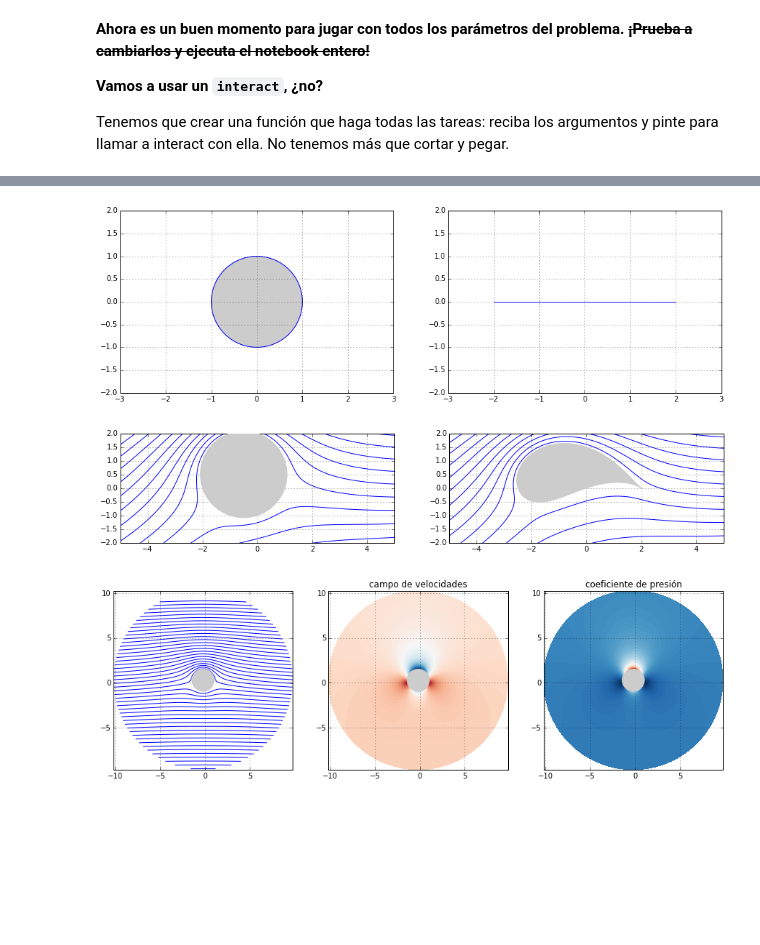
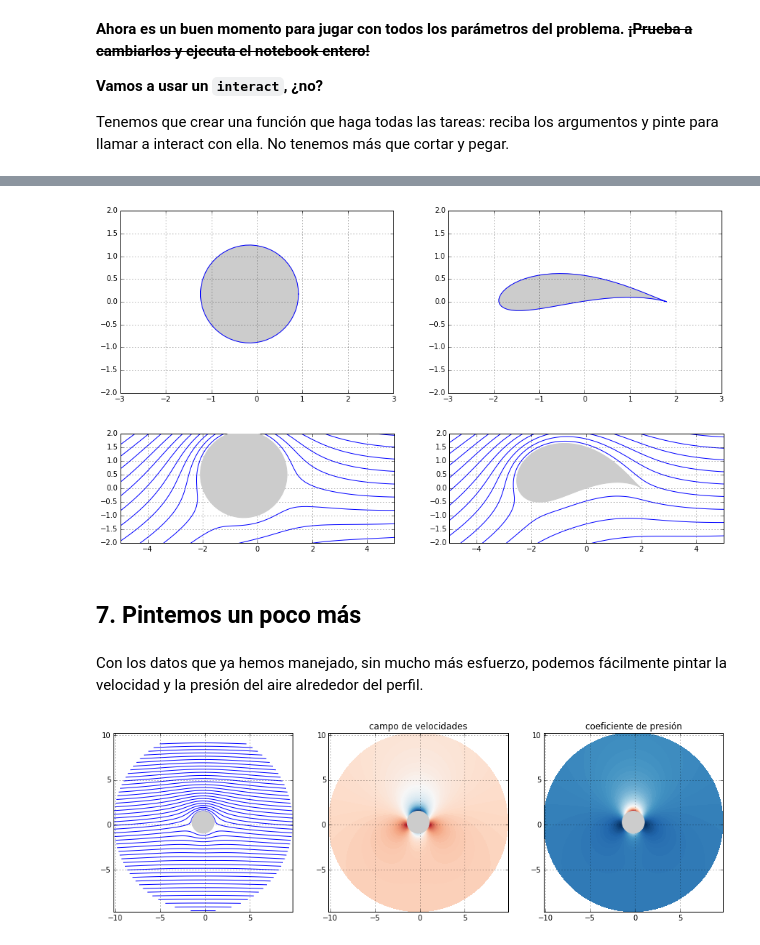
Before and after one commit to AeroPython/Curso_AeroPython, a Jupyter notebook: notebooks_completos/Clase3b_Perfil_Yukovski.ipynb, the cells around one changed output, grey strips where cells are left out. Cells and saved outputs as stored; diff of their text form; code cells hidden in the pictures; blank space fills up the shorter version.

```diff
--- a/notebooks_completos/Clase3b_Perfil_Yukovski.ipynb
+++ b/notebooks_completos/Clase3b_Perfil_Yukovski.ipynb
@@ -340,7 +348,8 @@ from IPython.html.widgets import interact
 # %%
-w = interact(transformacion_geometrica, landa=(-1.,1), delta=(-1.,1), a=(0,2.), N_perfil=(4, 200) )
+w = interact(transformacion_geometrica, landa=(-1.,1, 0.01), delta=(-1.,1,0.01),
+             a=(0,2.,0.1), N_perfil=(4, 200) )
 # %% [output]
-[figure, old version]
+[figure, new version]
 # %%
 def flujo_perfil_circunferencia(landa, delta, alfa, U=1,  N_malla = 100):
     N_perfil=100
@@ -418,6 +427,10 @@ def flujo_perfil_circunferencia(landa, delta, alfa, U=1,  N_malla = 100):
 p = interact(flujo_perfil_circunferencia, landa=(0.,1), delta=(0.,1), alfa=(0, 30), U=(0,10))
 # %% [output]
 [figure]
+# %% [markdown]
+## 7. Pintemos un poco más
+# %% [markdown]
+Con los datos que ya hemos manejado, sin mucho más esfuerzo, podemos fácilmente pintar la velocidad y la presión del aire alrededor del perfil.
 # %%
 #Velocidad conjugada
 dfdt = U * ( 1 * np.exp(-alfa * 1j) - R**2 / (tt - t0)**2 * np.exp(alfa * 1j) )
```
Also changed, not shown: parts of 17 cells of this notebook, 1 other file.
